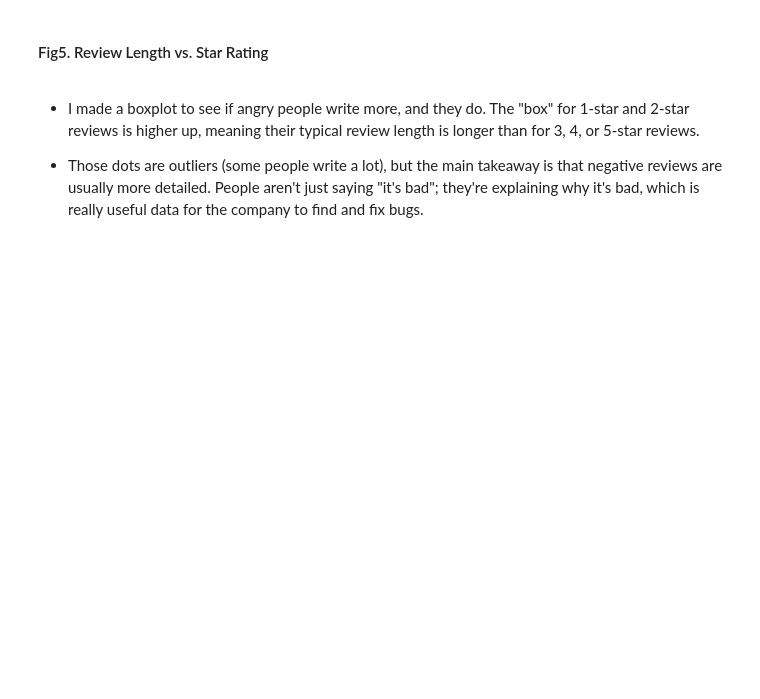
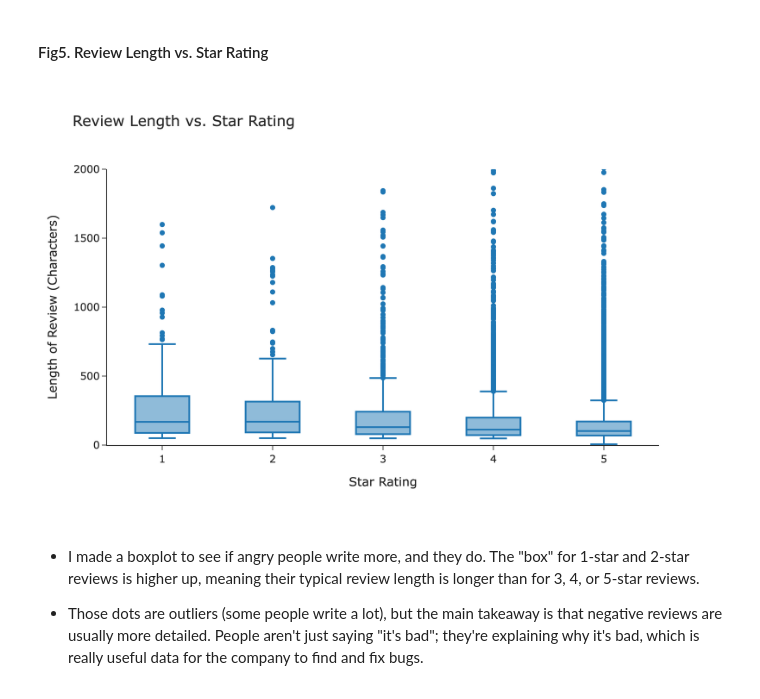
Before and after one commit to hungkaihsin/Capstone-Projet-of-Customer-Analytics, a Jupyter notebook: main.ipynb, the cells around one changed output. Saved outputs shown, nothing was run; the diff lists cells and outputs as text; code cells hidden in the pictures; blank space fills up the shorter version.

```diff
--- a/main.ipynb
+++ b/main.ipynb
@@ -299,26 +306,28 @@ fig4.show()
 # %%
 df_cleaned['review_length'] = df_cleaned['reviews.text'].str.len()
 
 fig5 = go.Figure(data=[
     go.Box(
         x=df_cleaned['reviews.rating'],
         y=df_cleaned['review_length']
     )
 ])
 
 fig5.update_layout(
     title='Review Length vs. Star Rating',
     xaxis_title='Star Rating',
     yaxis_title='Length of Review (Characters)',
     width=800,
     height=500,
     template='simple_white'
 )
 
 
 fig5.update_yaxes(range=[0, 2000])
 fig5.write_image("fig5.png", scale=5)
-fig5.show()
+Image("fig5.png", width=800)
+# %% [output]
+[figure, added]
 # %% [markdown]
 - I made a boxplot to see if angry people write more, and they do. The "box" for 1-star and 2-star reviews is higher up, meaning their typical review length is longer than for 3, 4, or 5-star reviews.
 
```
Also changed, not shown: parts of 7 cells of this notebook, 4 other files.
